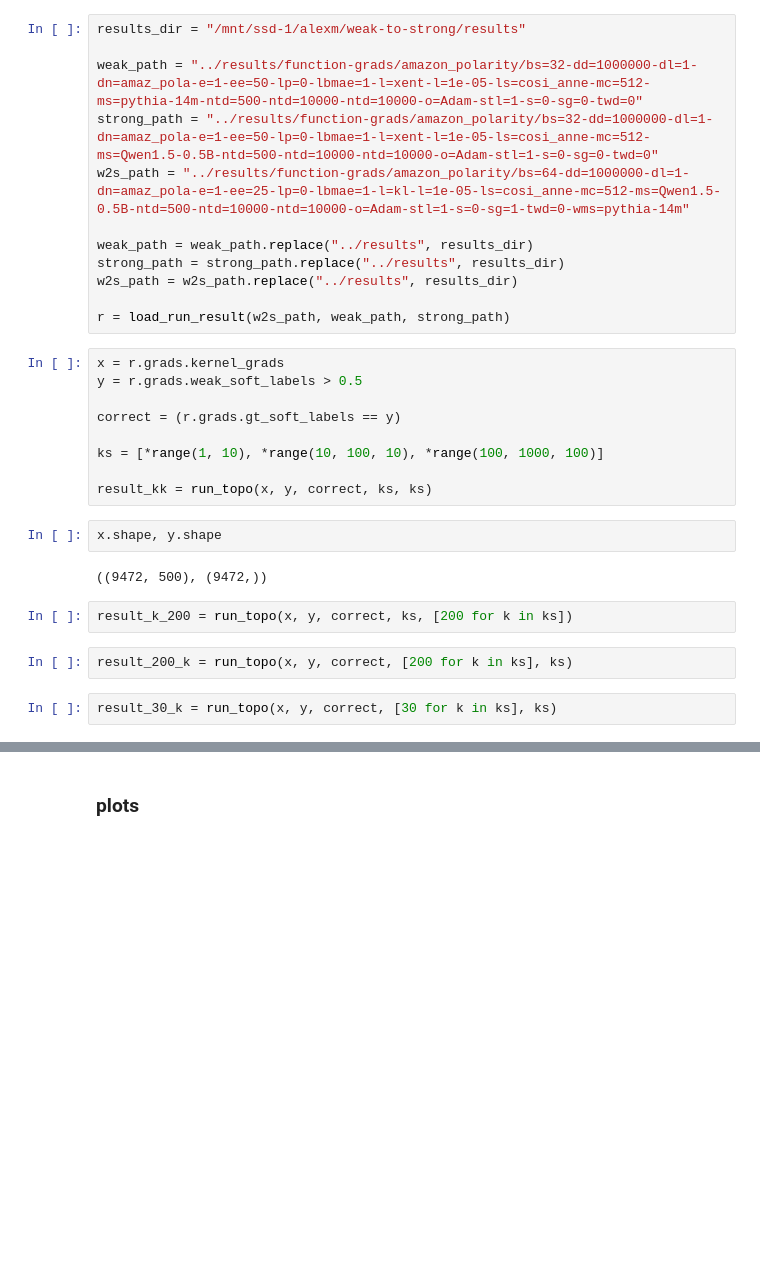
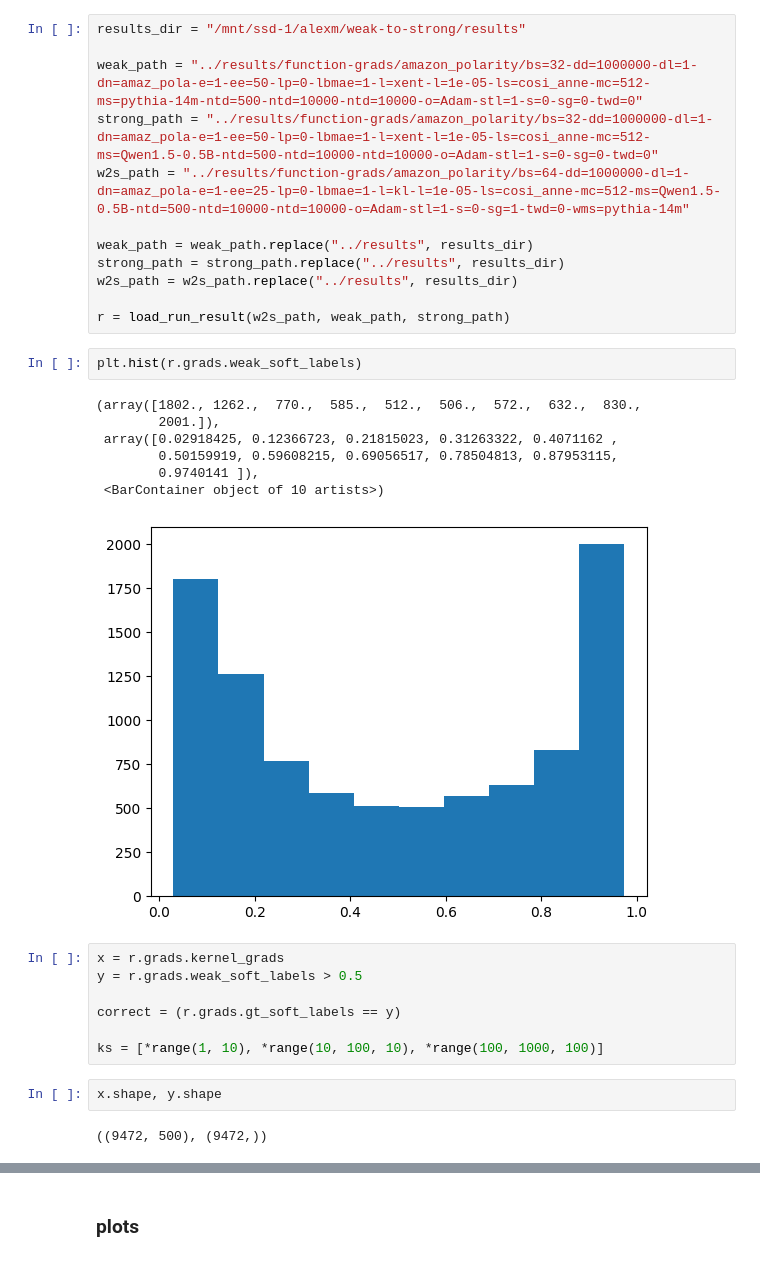
Before and after one commit to EleutherAI/weak-to-strong, a Jupyter notebook: notebooks/grads_analysis.ipynb, the cells around one changed output, grey strips where cells are left out. Cells and saved outputs as stored; diff of their text form; blank space fills up the shorter version.

```diff
--- a/notebooks/grads_analysis.ipynb
+++ b/notebooks/grads_analysis.ipynb
@@ -543,6 +598,16 @@ strong_path = strong_path.replace("../results", results_dir)
 w2s_path = w2s_path.replace("../results", results_dir)
 
 r = load_run_result(w2s_path, weak_path, strong_path)
+# %%
+plt.hist(r.grads.weak_soft_labels)
+# %% [output]
+(array([1802., 1262.,  770.,  585.,  512.,  506.,  572.,  632.,  830.,
+        2001.]),
+ array([0.02918425, 0.12366723, 0.21815023, 0.31263322, 0.4071162 ,
+        0.50159919, 0.59608215, 0.69056517, 0.78504813, 0.87953115,
+        0.9740141 ]),
+ <BarContainer object of 10 artists>)
+[figure, added]
 # %%
 x = r.grads.kernel_grads
 y = r.grads.weak_soft_labels > 0.5
@@ -550,15 +615,7 @@ y = r.grads.weak_soft_labels > 0.5
 correct = (r.grads.gt_soft_labels == y)
 
 ks = [*range(1, 10), *range(10, 100, 10), *range(100, 1000, 100)]
-
-result_kk = run_topo(x, y, correct, ks, ks)
 # %%
 x.shape, y.shape
 # %% [output]
 ((9472, 500), (9472,))
-# %%
-result_k_200 = run_topo(x, y, correct, ks, [200 for k in ks])
-# %%
-result_200_k = run_topo(x, y, correct, [200 for k in ks], ks)
-# %%
-result_30_k = run_topo(x, y, correct, [30 for k in ks], ks)
```
Also changed, not shown: parts of 31 cells of this notebook.
